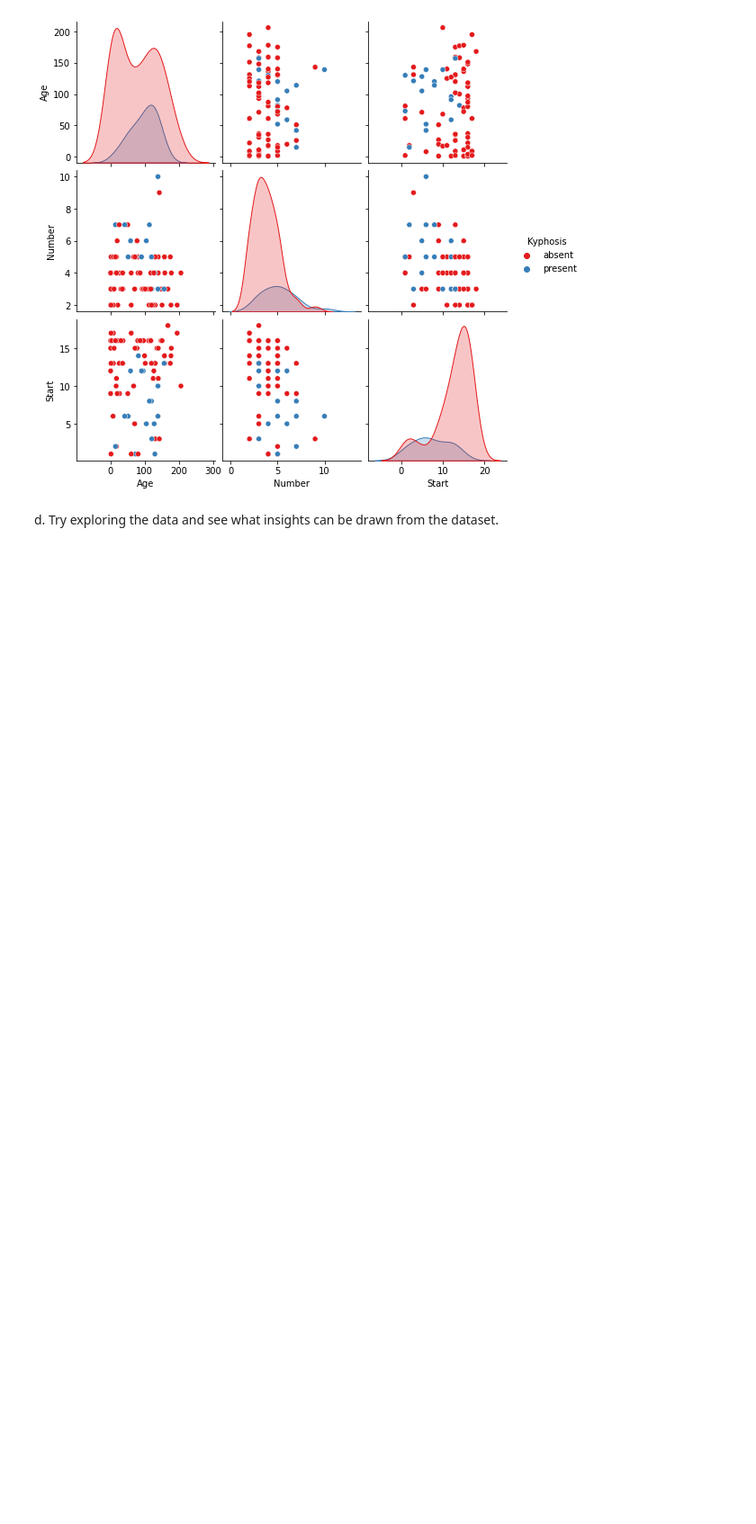
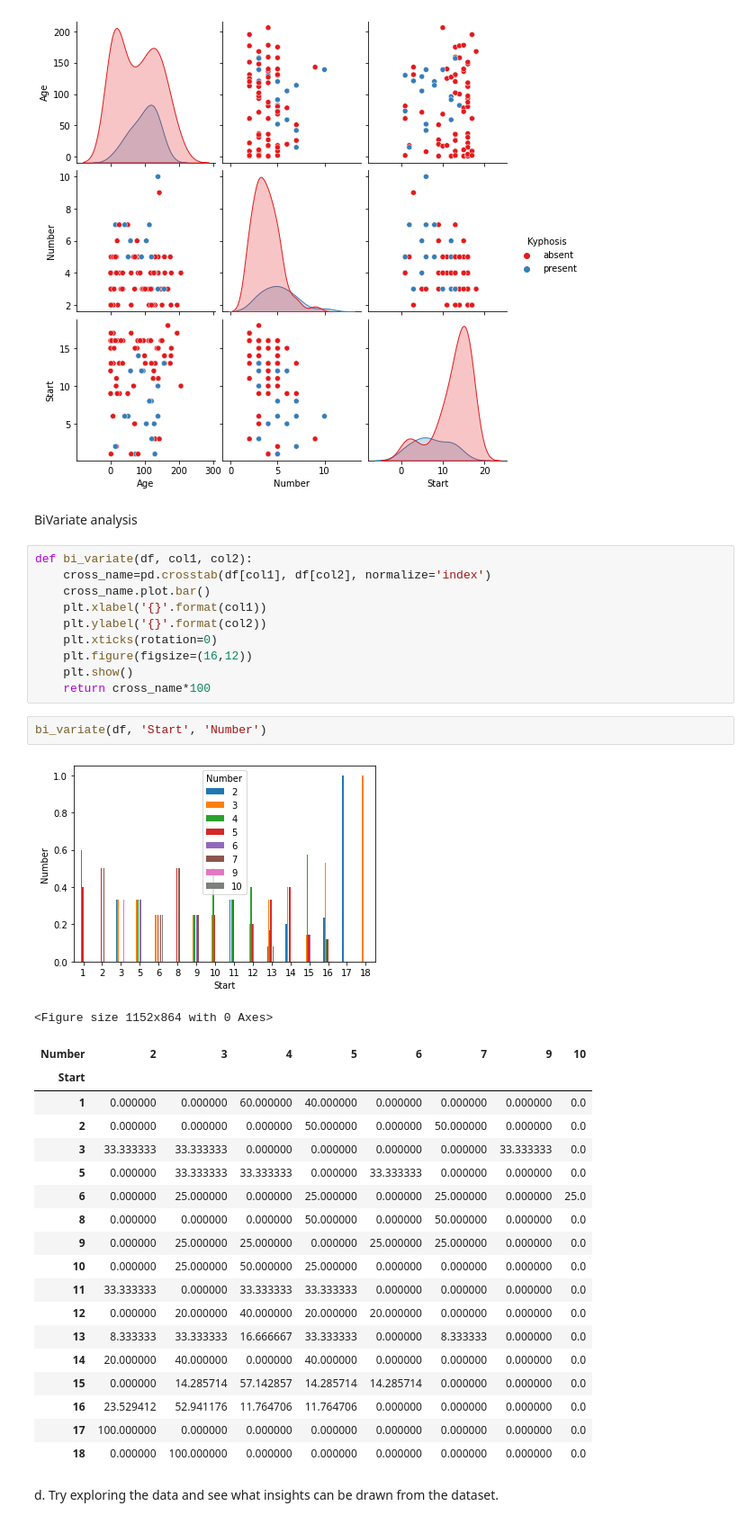
Before and after one commit to arindamdeyofficial/vertebraeSurgeryRiskFactor, a Jupyter notebook: Group307_kyphosis.ipynb, the cells around one changed output. Shown: that part at 90% size. Cells and saved outputs as stored; diff of their text form; blank space fills up the shorter version.

```diff
--- a/Group307_kyphosis.ipynb
+++ b/Group307_kyphosis.ipynb
@@ -130,6 +130,41 @@ sns.pairplot(df,hue='Kyphosis',palette='Set1')
 # %% [output]
 <seaborn.axisgrid.PairGrid at 0x...>
 [figure]
+# %% [markdown]
+BiVariate analysis
+# %%
+def bi_variate(df, col1, col2):
+    cross_name=pd.crosstab(df[col1], df[col2], normalize='index')
+    cross_name.plot.bar()
+    plt.xlabel('{}'.format(col1))
+    plt.ylabel('{}'.format(col2))
+    plt.xticks(rotation=0)
+    plt.figure(figsize=(16,12))
+    plt.show()
+    return cross_name*100
+# %%
+bi_variate(df, 'Start', 'Number')
+# %% [output]
+[figure, added]
+<Figure size 1152x864 with 0 Axes>
+| Number | 2 | 3 | 4 | 5 | 6 | 7 | 9 | 10 |
+| Start |  |  |  |  |  |  |  |  |
+| 1 | 0.000000 | 0.000000 | 60.000000 | 40.000000 | 0.000000 | 0.000000 | 0.000000 | 0.0 |
+| 2 | 0.000000 | 0.000000 | 0.000000 | 50.000000 | 0.000000 | 50.000000 | 0.000000 | 0.0 |
+| 3 | 33.333333 | 33.333333 | 0.000000 | 0.000000 | 0.000000 | 0.000000 | 33.333333 | 0.0 |
+| 5 | 0.000000 | 33.333333 | 33.333333 | 0.000000 | 33.333333 | 0.000000 | 0.000000 | 0.0 |
+| 6 | 0.000000 | 25.000000 | 0.000000 | 25.000000 | 0.000000 | 25.000000 | 0.000000 | 25.0 |
+| 8 | 0.000000 | 0.000000 | 0.000000 | 50.000000 | 0.000000 | 50.000000 | 0.000000 | 0.0 |
+| 9 | 0.000000 | 25.000000 | 25.000000 | 0.000000 | 25.000000 | 25.000000 | 0.000000 | 0.0 |
+| 10 | 0.000000 | 25.000000 | 50.000000 | 25.000000 | 0.000000 | 0.000000 | 0.000000 | 0.0 |
+| 11 | 33.333333 | 0.000000 | 33.333333 | 33.333333 | 0.000000 | 0.000000 | 0.000000 | 0.0 |
+| 12 | 0.000000 | 20.000000 | 40.000000 | 20.000000 | 20.000000 | 0.000000 | 0.000000 | 0.0 |
+| 13 | 8.333333 | 33.333333 | 16.666667 | 33.333333 | 0.000000 | 8.333333 | 0.000000 | 0.0 |
+| 14 | 20.000000 | 40.000000 | 0.000000 | 40.000000 | 0.000000 | 0.000000 | 0.000000 | 0.0 |
+| 15 | 0.000000 | 14.285714 | 57.142857 | 14.285714 | 14.285714 | 0.000000 | 0.000000 | 0.0 |
+| 16 | 23.529412 | 52.941176 | 11.764706 | 11.764706 | 0.000000 | 0.000000 | 0.000000 | 0.0 |
+| 17 | 100.000000 | 0.000000 | 0.000000 | 0.000000 | 0.000000 | 0.000000 | 0.000000 | 0.0 |
+| 18 | 0.000000 | 100.000000 | 0.000000 | 0.000000 | 0.000000 | 0.000000 | 0.000000 | 0.0 |
 # %% [markdown]
 d.	Try exploring the data and see what insights can be drawn from the dataset.
 # %% [markdown]
```
Also changed, not shown: parts of 39 cells of this notebook.
